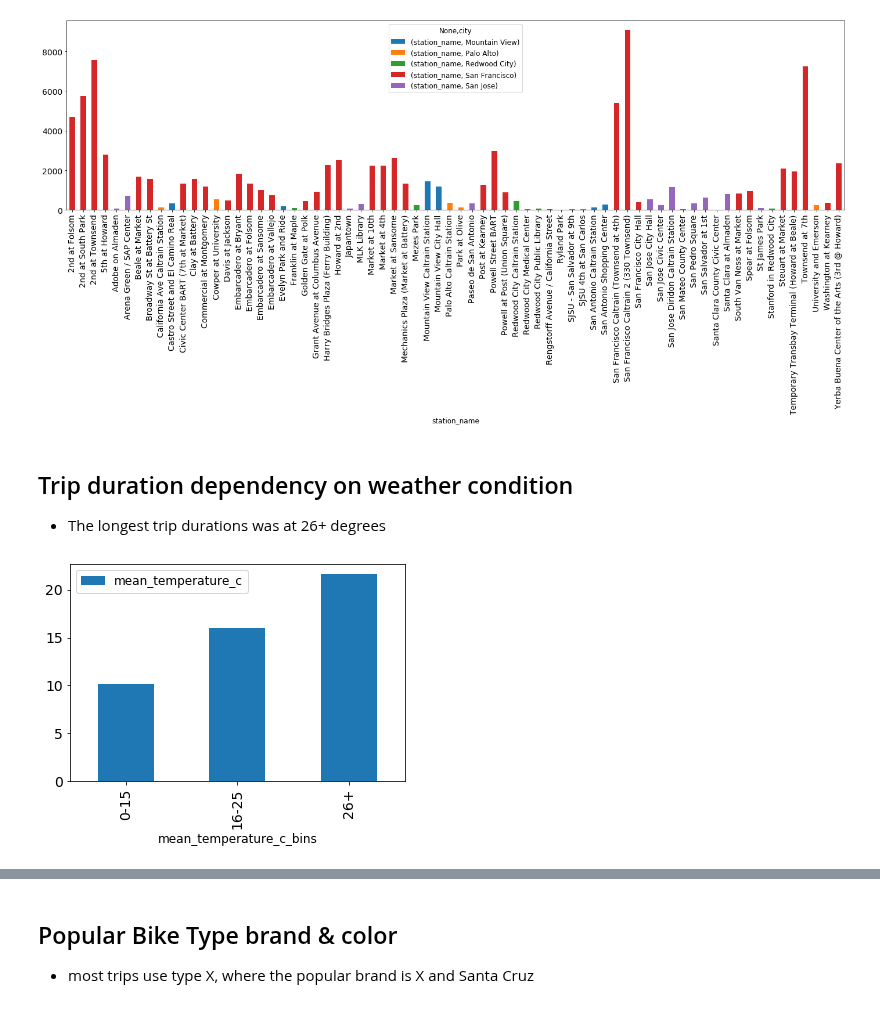
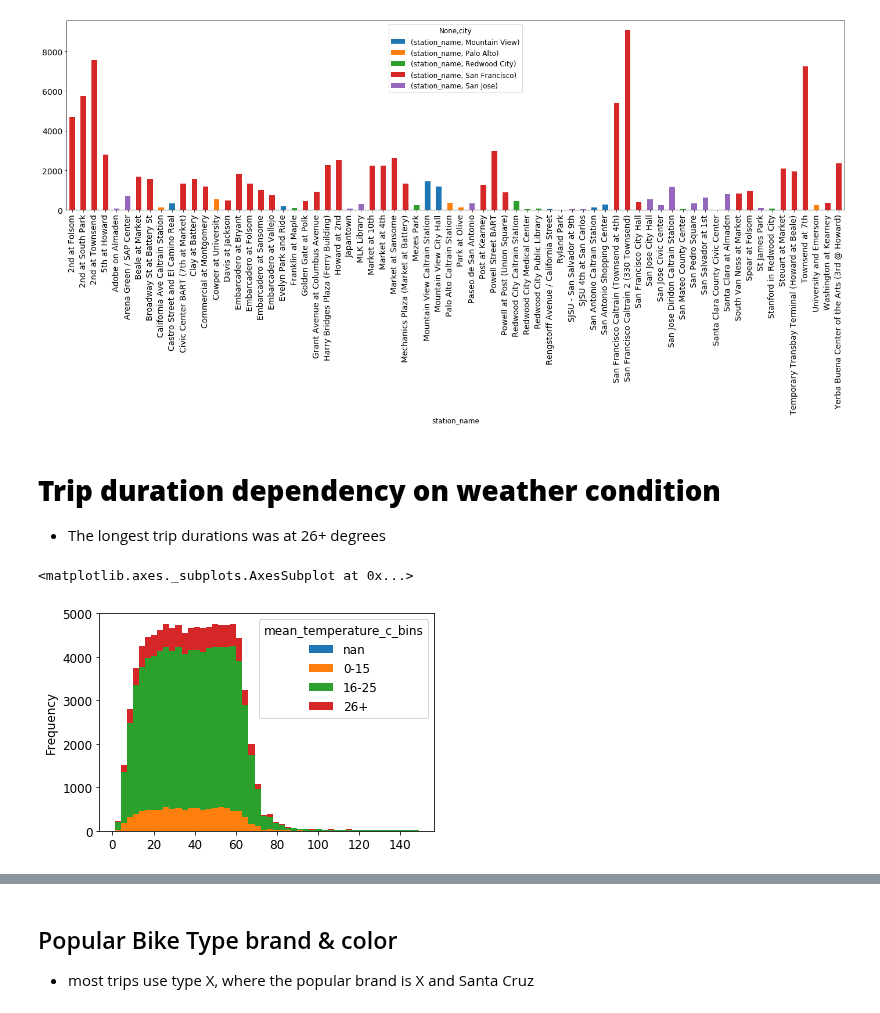
Before and after one commit to orbenishay/pandas-project, a Jupyter notebook: Bicycle_10.ipynb, the cells around one changed output, grey strips where cells are left out. Cells and saved outputs as stored; diff of their text form; code cells hidden in the pictures.

```diff
--- a/Bicycle_10.ipynb
+++ b/Bicycle_10.ipynb
@@ -116,5 +116,6 @@ df_trip['start_date'] = pd.to_datetime(df_trip['start_date'], errors='coerce', d
 df_trip['end_date'] = pd.to_datetime(df_trip['end_date'], errors='coerce', dayfirst=True)
 df_trip['date_day']=df_trip['start_date'].dt.date
 df_trip['duration']=df_trip['end_date']-df_trip['start_date']
+df_trip['duration_minutes']=df_trip['duration'].dt.total_seconds()/60
 df_trip['start_date'] = df_trip['start_date'].dt.date
 df_trip.head()
@@ -172,13 +166,15 @@ plt.rcParams['font.size'] = 12
 # %% [output]
 [figure]
 # %% [markdown]
-## Trip duration dependency on weather condition
+# **Trip duration dependency on weather condition**
 
 * The longest trip durations was at 26+ degrees
 # %%
 df_all['mean_temperature_c_bins'] = pd.cut(x= df_all['mean_temperature_c'], bins= 3, labels= ['0-15', '16-25', '26+'], duplicates = 'drop')
-boxplot = df_all.groupby('mean_temperature_c_bins')['mean_temperature_c', 'duration'].mean()
-boxplot.plot.bar(fontsize=14)
-plt.rcParams['font.size'] = 12
+df_duration_by_temp_bin = df_all.groupby('mean_temperature_c_bins')['duration_minutes'].mean()
+df_all_hist=df_all.filter(['mean_temperature_c_bins', 'duration_minutes'])
+df_all_hist[df_all_hist['duration_minutes']<150].pivot(columns='mean_temperature_c_bins').duration_minutes.plot(kind = 'hist', stacked=True,bins=50)
+# plt.legend(('Mountain View', 'Palo Alto', 'Redwood City','San Francisco','San Jose'),loc='lower left', fontsize=18)
 # %% [output]
+<matplotlib.axes._subplots.AxesSubplot at 0x...>
-[figure, old version]
+[figure, new version]
```
Also changed, not shown: parts of 2 cells of this notebook.
